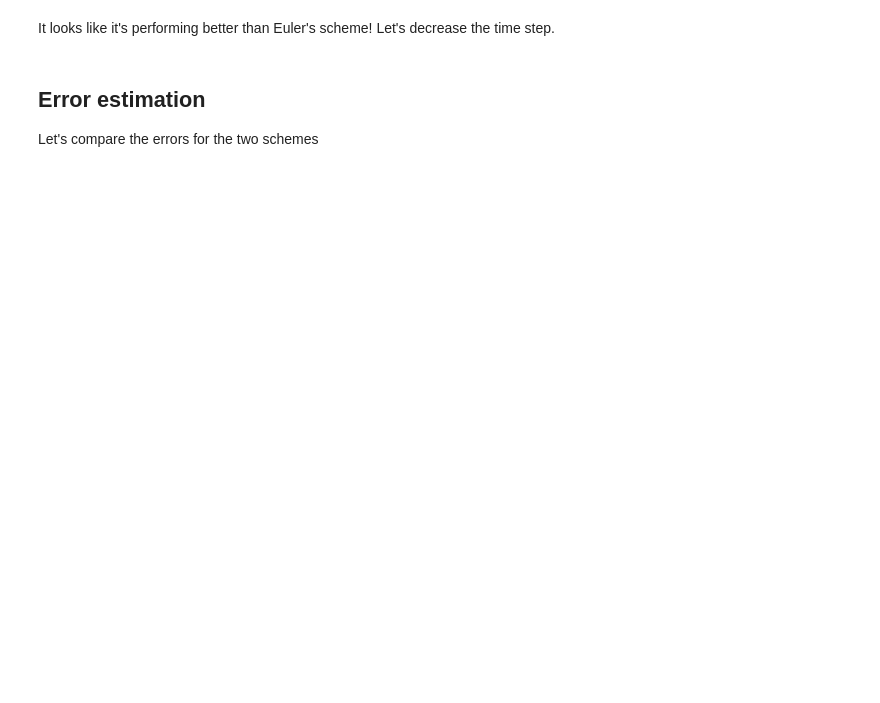
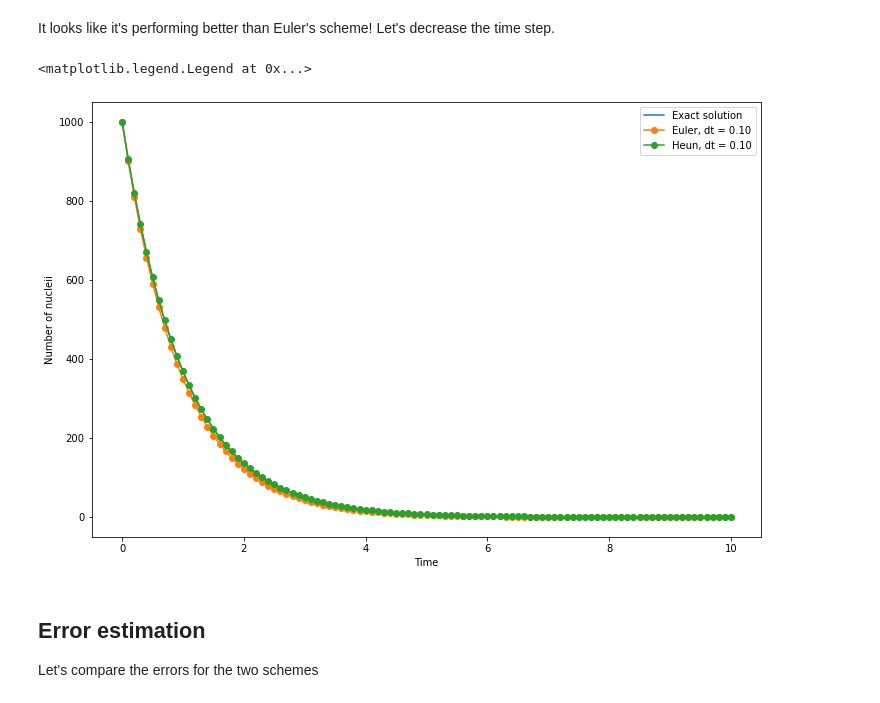
Before and after one commit to Jayshil/planetary-dynamics, a Jupyter notebook: 1st_ODE_integration_radio_decay.ipynb, the cells around one changed output. Saved outputs shown, nothing was run; the diff lists cells and outputs as text; code cells hidden in the pictures; blank space fills up the shorter version.

```diff
--- a/1st_ODE_integration_radio_decay.ipynb
+++ b/1st_ODE_integration_radio_decay.ipynb
@@ -195,11 +198,13 @@ def evolve_Heun(x0, tau, dt, N_steps):
     # Define initial conditions!
     xh[0], th[0] = x0, 0
 
-    print("now is time to work")
+    # print("now is time to work")
 
     for i in range(N_steps):
         # Write down here the Heun integration scheme
-        # ...
+        xh1 = xh[i] + dt*dx_dt(xh[i], tau)
+        xh[i+1] = xh[i] + 0.5*dt*(dx_dt(xh[i], tau) + dx_dt(xh1, tau))
+        th[i+1] = th[i] + dt
     return th, xh
 # %% [markdown]
 Let's see how this perform, and let's compare with the Euler method
@@ -225,25 +233,28 @@ ax.legend(loc=0, prop={'size':10})
 It looks like it's performing better than Euler's scheme!
 Let's decrease the time step.
 # %%
-print("now is time to work: choose your time step and continue")
-dt = 0.0
+# Now is time to work: choose your time step and continue
+dt = 0.1
 
 N_steps = int(Time_max/float(dt))
 # Computation of the Euler's integration
 te, xe = evolve_Euler(x0, tau, dt, N_steps)
 # Computation of the Heun's integration
 th, xh = evolve_Heun(x0, tau, dt, N_steps)
 
 fig = plt.figure(figsize=(12, 8))
 ax = fig.add_subplot(1,1,1)
 
 ax.plot(time, exact_solution, '-', label="Exact solution")
 ax.plot(te, xe, '-o', label="Euler, dt = %.2f" %dt)
 ax.plot(th, xh, '-o', label="Heun, dt = %.2f" %dt)
 
 ax.set_ylabel("Number of nucleii")
 ax.set_xlabel("Time")
 ax.legend(loc=0, prop={'size':10})
+# %% [output]
+<matplotlib.legend.Legend at 0x...>
+[figure, added]
 # %% [markdown]
 ## Error estimation
 
```
Also changed, not shown: parts of 12 cells of this notebook.
